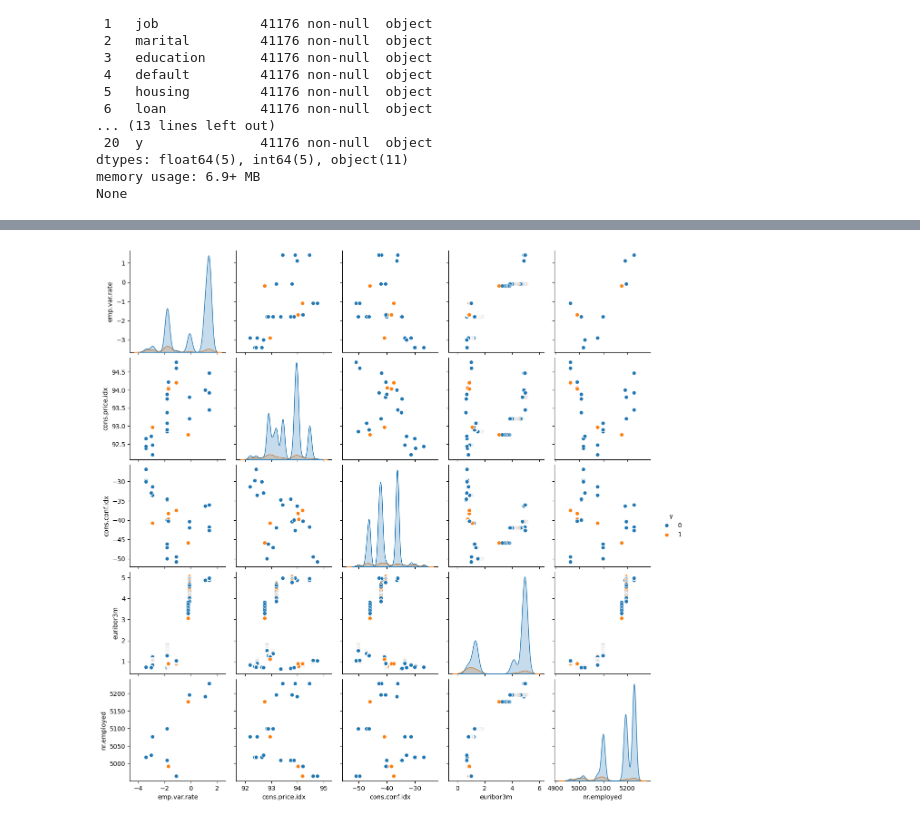
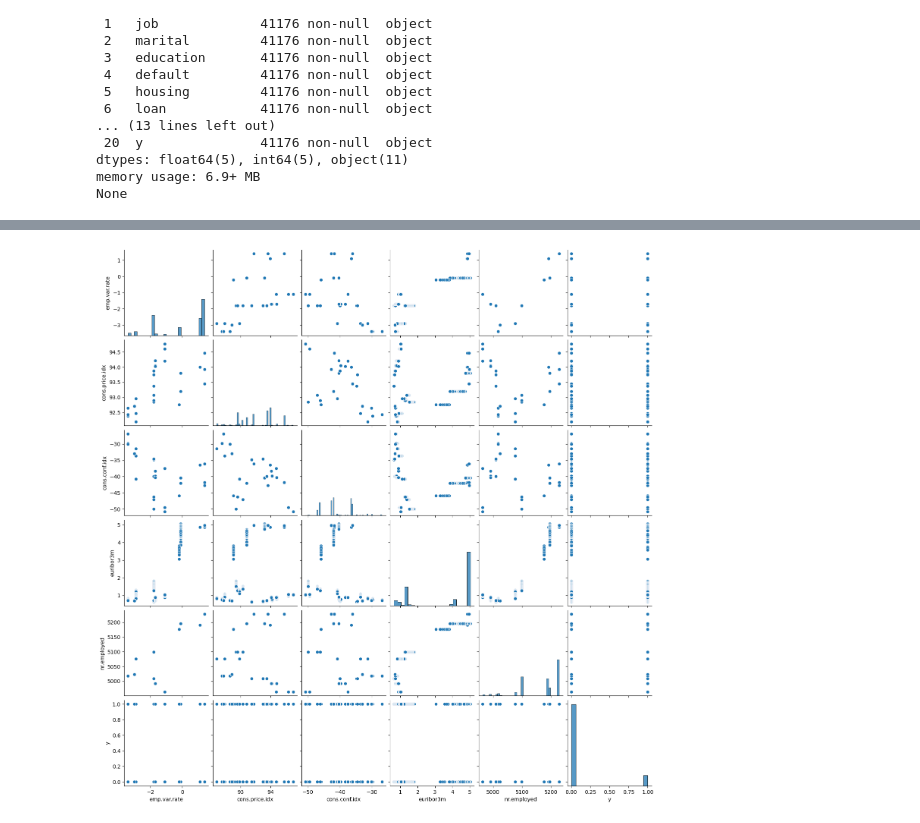
Before and after one commit to ShadekJaramillo/Logistic-regression-tutorial, a Jupyter notebook: src/explore.ipynb, the cells around one changed output, grey strips where cells are left out. Drawn from its saved outputs; the diff is of its cells as text; code cells hidden in the pictures.

```diff
--- a/src/explore.ipynb
+++ b/src/explore.ipynb
@@ -101,6 +106,6 @@ KeyboardInterrupt:
 # %%
-sns.pairplot(df[num_continuous+['y']], hue='y')
+sns.pairplot(df[num_continuous+['y']])
 plt.show()
 # %% [output]
-[figure, old version]
+[figure, new version]
 # %%
```
Also changed, not shown: parts of 6 cells of this notebook.
